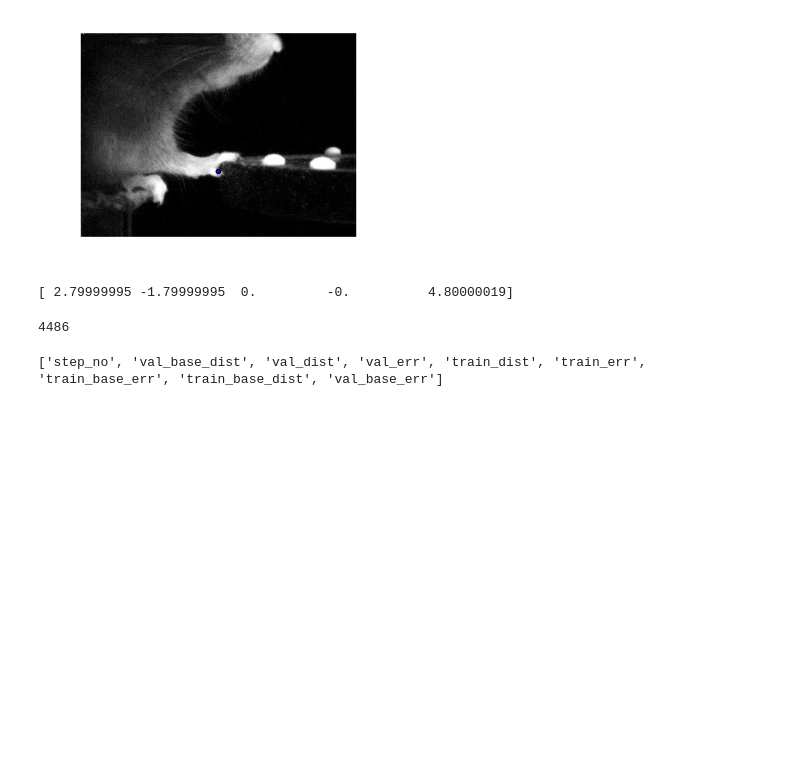
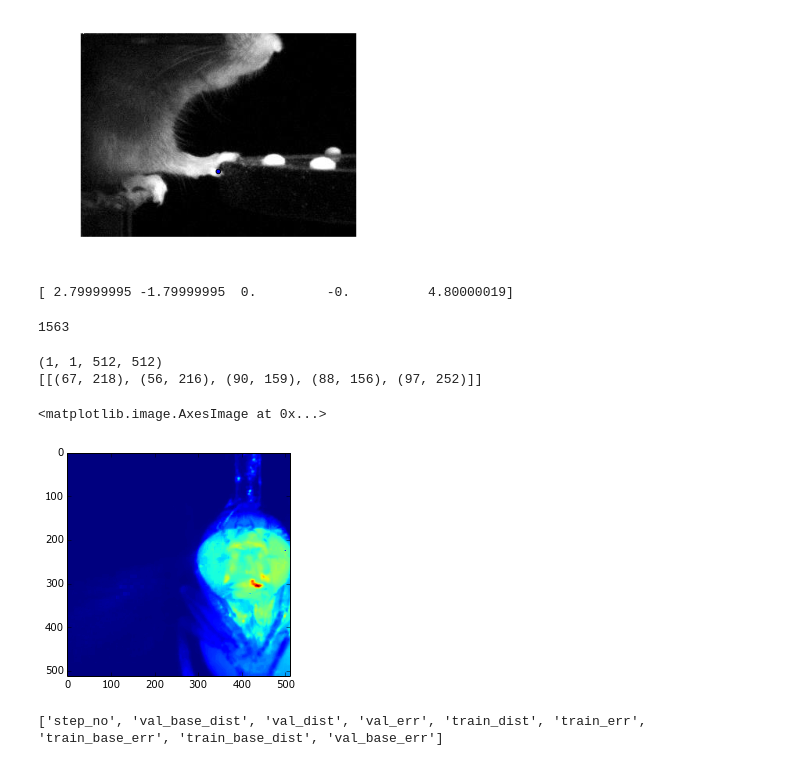
Before and after one commit to mkabra/poseTF, a Jupyter notebook: cellCode.ipynb, the cells around one changed output. Saved outputs shown, nothing was run; the diff lists cells and outputs as text; code cells hidden in the pictures; blank space fills up the shorter version.

```diff
--- a/cellCode.ipynb
+++ b/cellCode.ipynb
@@ -570,13 +570,27 @@ print(aa)
 [ 2.79999995 -1.79999995  0.         -0.          4.80000019]
 # %%
 import lmdb
-lmdbfilename= 'cacheHead/train_lmdb'
+lmdbfilename= 'cacheHeadSide/train_lmdb'
 env = lmdb.open(lmdbfilename, readonly = True)
+
+
+txn = env.begin()
+print(txn.stat()['entries'])
+# %% [output]
+1563
-# %%
-txn = env.begin()
-print(txn.stat()['entries'])
-# %% [output]
-4486
+# %%
+import PoseTools
+import multiResData
+cursor = txn.cursor()
+ii,ll = PoseTools.readLMDB(cursor,1,[512, 512],multiResData)
+print ii.shape
+print ll
+plt.imshow(ii[0,0,:,:])
+# %% [output]
+(1, 1, 512, 512)
+[[(67, 218), (56, 216), (90, 159), (88, 156), (97, 252)]]
+<matplotlib.image.AxesImage at 0x...>
+[figure, added]
 # %%
 import pickle
 
```
Also changed, not shown: 6 other files.
